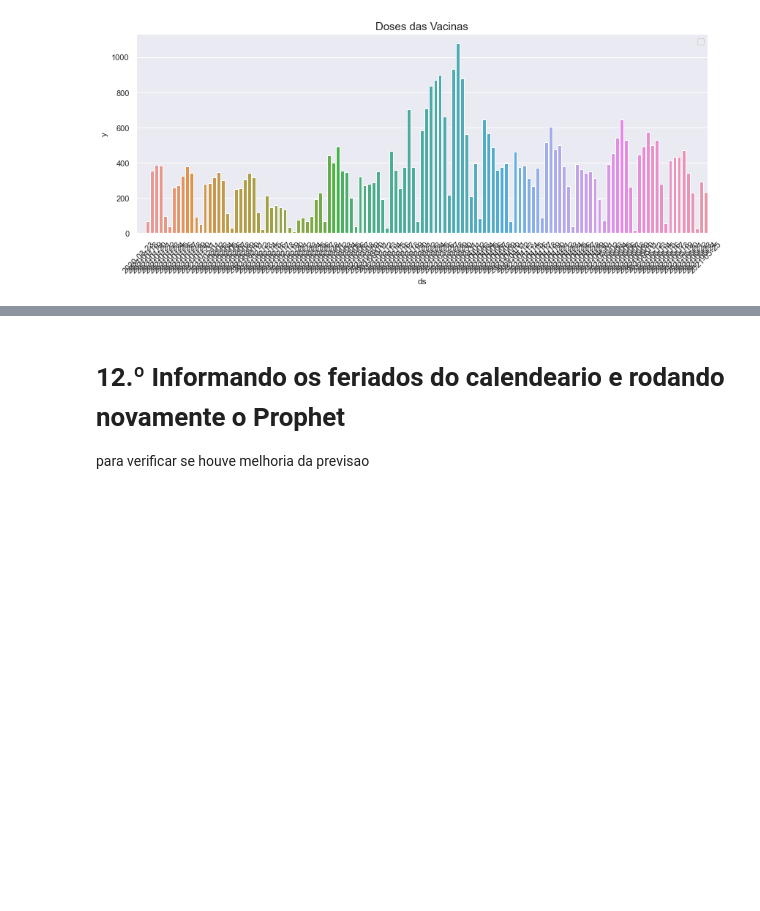
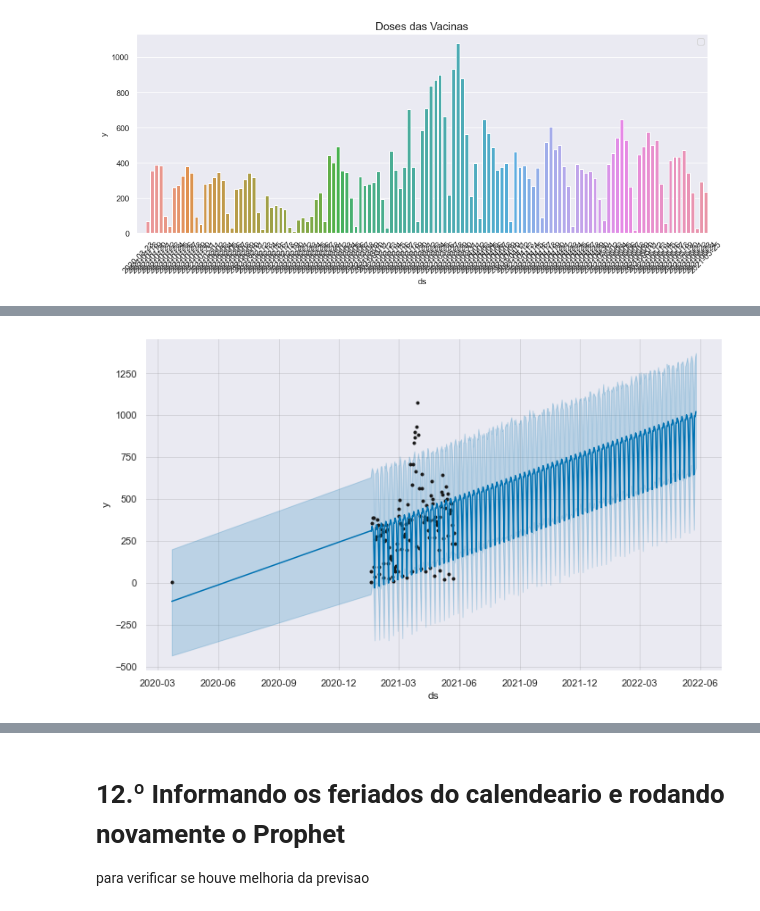
Before and after one commit to nubia-mp1211/Projeto-Final, a Jupyter notebook: ATUAL -Tratando-Vacinados e Previsoes.ipynb, the cells around one changed output, grey strips where cells are left out. Cells and saved outputs as stored; diff of their text form; code cells hidden in the pictures; blank space fills up the shorter version.

```diff
--- a/ATUAL -Tratando-Vacinados e Previsoes.ipynb
+++ b/ATUAL -Tratando-Vacinados e Previsoes.ipynb
@@ -500,0 +318,23 @@ fig = plot_cross_validation_metric(df_cross, metric='mape', figsize = (10,10))
+# %%
+# Fazendo Saturações Previsões de Crescimento: Modelo Prophet
+
+model1 = Prophet(interval_width = 0.95) # por padrao é 0.80%
+
+# Faremos o treinamento o meodelo:
+
+model1.fit(df1)
+
+
+# O Prophet disponibiliza um dataframe adequado que se estenda para o futuro
+# por um número especificado de dias (que escolhemos para prever)
+# usando o método auxiliar `make_future_dataframe.
+
+future1   = model1.make_future_dataframe(periods = 365) # previsão de 1 ano
+
+
+# O método PREDICT, atribuirá cada linha em future um valor previsto que ele nomeia "yhat".
+# Se você passar datas históricas, isso fornecerá um ajuste na amostra.
+# O objeto FORECAST é um novo dataframe que inclui uma coluna yhatcom a previsão,
+# bem como colunas para componentes e intervalos de incerteza.
+
+forecast1 = model1.predict(future1)
@@ -500,0 +375,6 @@ fig = plot_cross_validation_metric(df_cross, metric='mape', figsize = (10,10))
+# %%
+# Plotting: Traçando as Previsôes:
+
+fig1 = model1.plot(forecast1)
+# %% [output]
+[figure, added]
```
Also changed, not shown: parts of 76 cells of this notebook.
